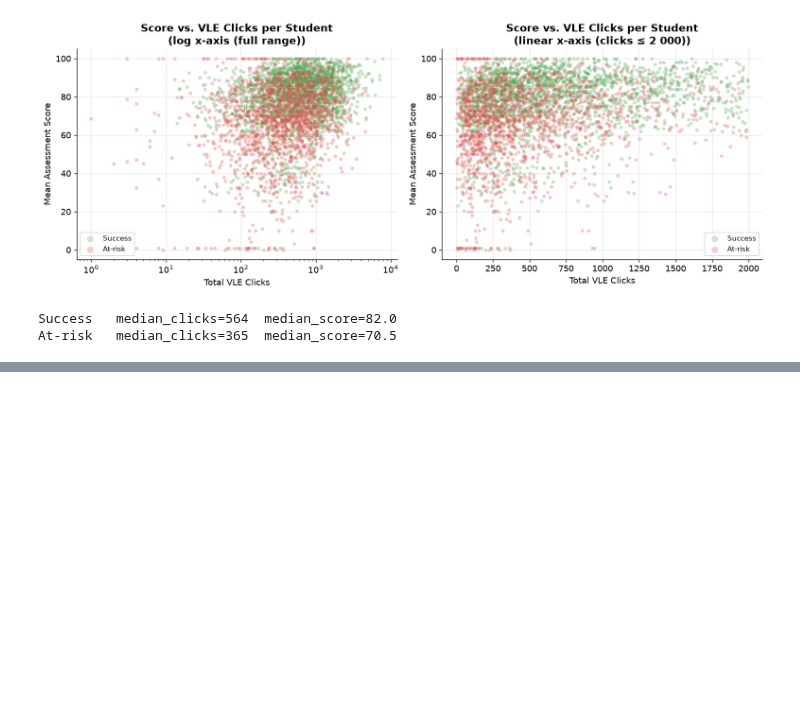
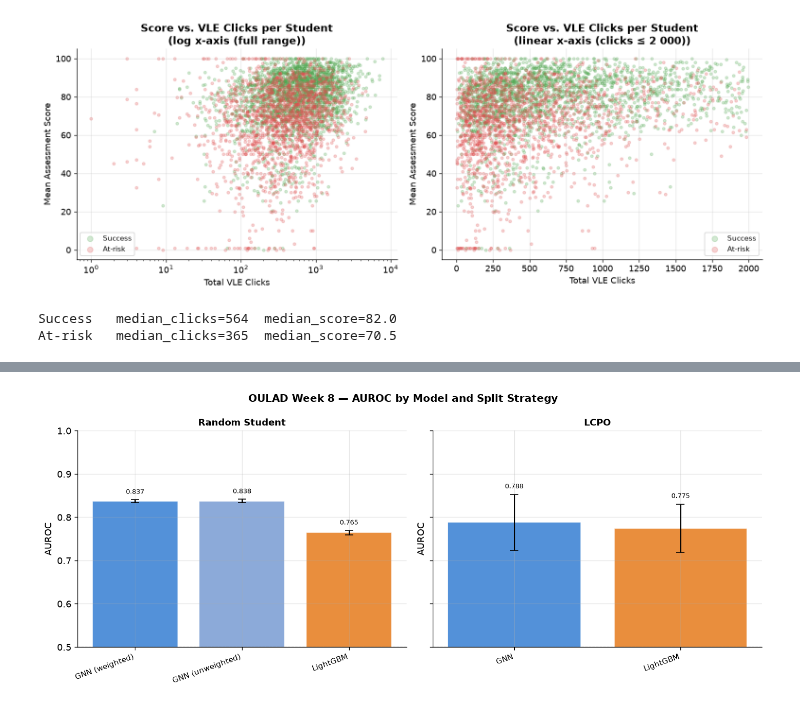
Before and after one commit to reyquiroz/OULAD_CourseAware, a Jupyter notebook: notebooks/OULAD_Graph_Analysis_Final.ipynb, the cells around one changed output, grey strips where cells are left out. Drawn from its saved outputs; the diff is of its cells as text; code cells hidden in the pictures; blank space fills up the shorter version.

```diff
--- a/notebooks/OULAD_Graph_Analysis_Final.ipynb
+++ b/notebooks/OULAD_Graph_Analysis_Final.ipynb
@@ -1031,0 +919,20 @@ else:
+# %%
+import pandas as pd
+import numpy as np
+import matplotlib.pyplot as plt
+
+GRAPH_DIR = PROJECT_ROOT / "results" / "graph"
+
+comp = pd.read_csv(GRAPH_DIR / "comparison_results.csv")
+print(f"Loaded {len(comp)} rows — models: {comp['model'].unique().tolist()}")
+print(f"Split types: {comp['split_type'].unique().tolist()}")
+print(f"Weeks: {sorted(comp['week'].unique().tolist())}")
+print()
+
+# Summary: mean ± std per (model, split_type, week)
+summary = (
+    comp.groupby(["week", "model", "split_type"])[["auroc", "auprc", "f1", "balanced_acc"]]
+    .agg(["mean", "std"])
+    .round(4)
+)
+display(summary)
@@ -1031,0 +951,32 @@ else:
+# %%
+# AUROC grouped bar: GNN (weighted) vs LightGBM at Week 8, both split types
+w8 = comp[comp["week"] == 8].copy()
+
+fig, axes = plt.subplots(1, 2, figsize=(12, 5), sharey=True)
+split_labels = {"random_student": "Random Student", "lcpo": "LCPO"}
+palette = {"GNN (weighted)": "#3b82d4", "GNN (unweighted)": "#7c9ed4",
+           "LightGBM": "#e67e22", "GNN": "#3b82d4"}
+
+for ax, stype in zip(axes, ["random_student", "lcpo"]):
+    sub = w8[w8["split_type"] == stype]
+    models = sub["model"].unique()
+    means = [sub[sub["model"] == m]["auroc"].mean() for m in models]
+    stds  = [sub[sub["model"] == m]["auroc"].std() for m in models]
+    colors = [palette.get(m, "#999") for m in models]
+    bars = ax.bar(range(len(models)), means, yerr=stds, capsize=5,
+                  color=colors, edgecolor="white", alpha=0.88)
+    ax.set_xticks(range(len(models)))
+    ax.set_xticklabels(models, rotation=20, ha="right", fontsize=9)
+    ax.set_title(split_labels[stype], fontsize=11, fontweight="bold")
+    ax.set_ylabel("AUROC")
+    ax.set_ylim(0.5, 1.0)
+    ax.axhline(0.5, color="grey", lw=0.8, linestyle="--")
+    for bar, m, s in zip(bars, means, stds):
+        ax.text(bar.get_x() + bar.get_width()/2, m + (s or 0) + 0.01,
+                f"{m:.3f}", ha="center", va="bottom", fontsize=8)
+
+fig.suptitle("OULAD Week 8 — AUROC by Model and Split Strategy", fontsize=12, fontweight="bold")
+plt.tight_layout()
+plt.show()
+# %% [output]
+[figure, added]
```
Also changed, not shown: parts of 22 cells of this notebook, 1 other file.
